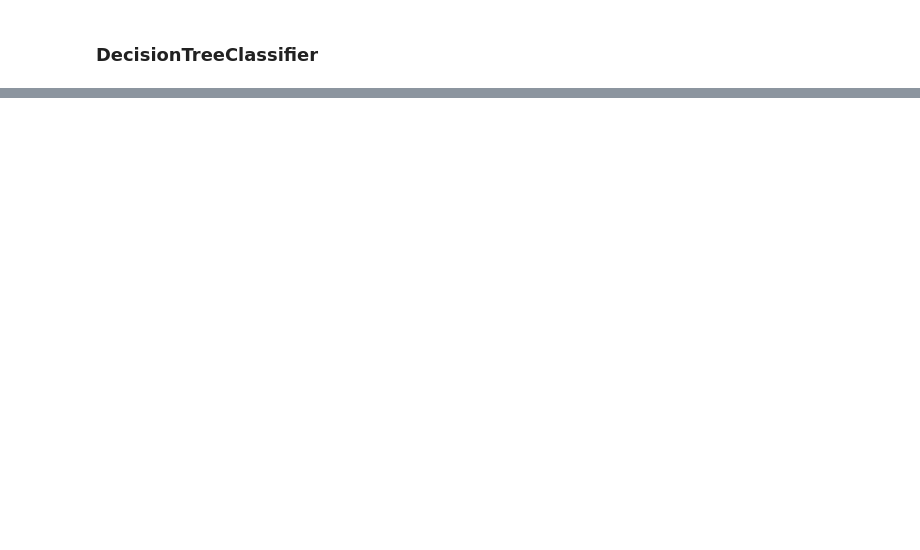
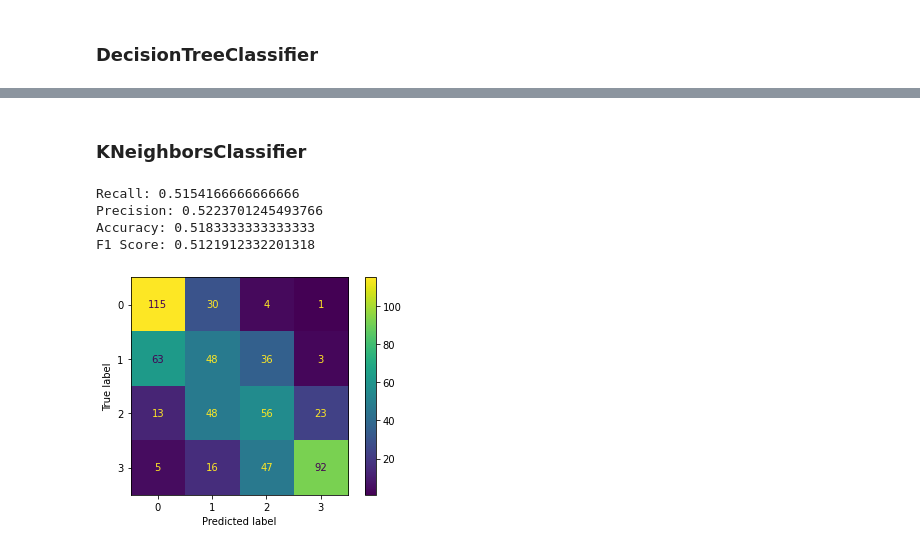
Before and after one commit to ikeinyyo/SSLTelecom, a Jupyter notebook: src/notebooks/02_Preprocessing.ipynb, the cells around one changed output, grey strips where cells are left out. Cells and saved outputs as stored; diff of their text form; code cells hidden in the pictures; blank space fills up the shorter version.

```diff
--- a/src/notebooks/02_Preprocessing.ipynb
+++ b/src/notebooks/02_Preprocessing.ipynb
@@ -186,0 +265,14 @@ F1 Score: 0.7853787027755662
+# %% [markdown]
+### KNeighborsClassifier
+# %%
+from sklearn.neighbors import KNeighborsClassifier
+
+neigh = KNeighborsClassifier(n_neighbors=3)
+
+predict_and_evaluate(neigh, X_train_prepared, y_train, X_test_prepared, y_test)
+# %% [output]
+Recall: 0.5154166666666666
+Precision: 0.5223701245493766
+Accuracy: 0.5183333333333333
+F1 Score: 0.5121912332201318
+[figure, added]
```
Also changed, not shown: parts of 14 cells of this notebook.
